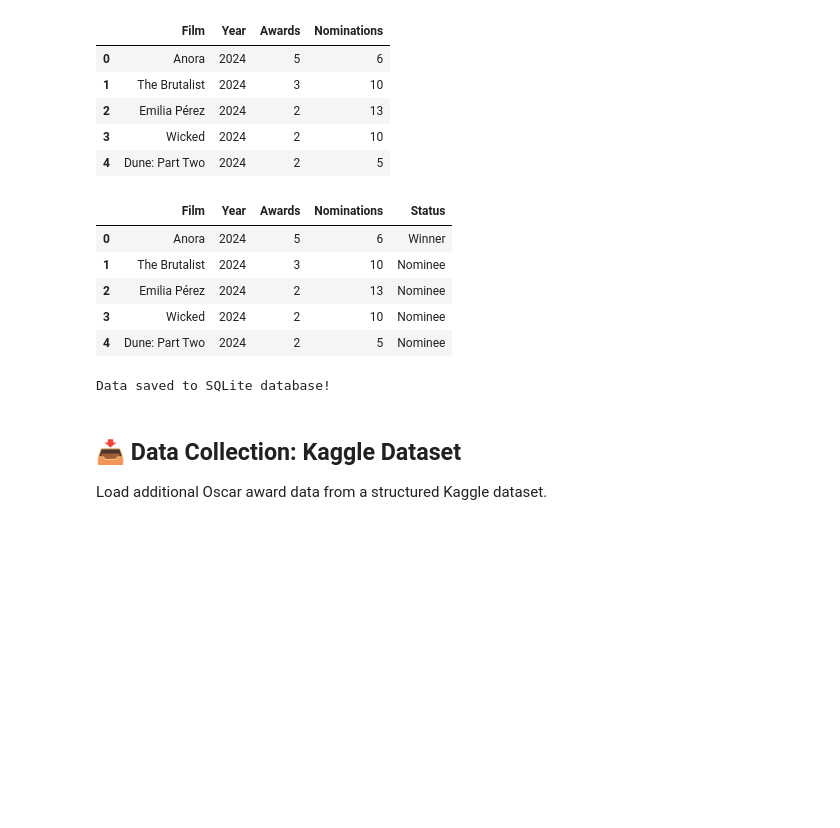
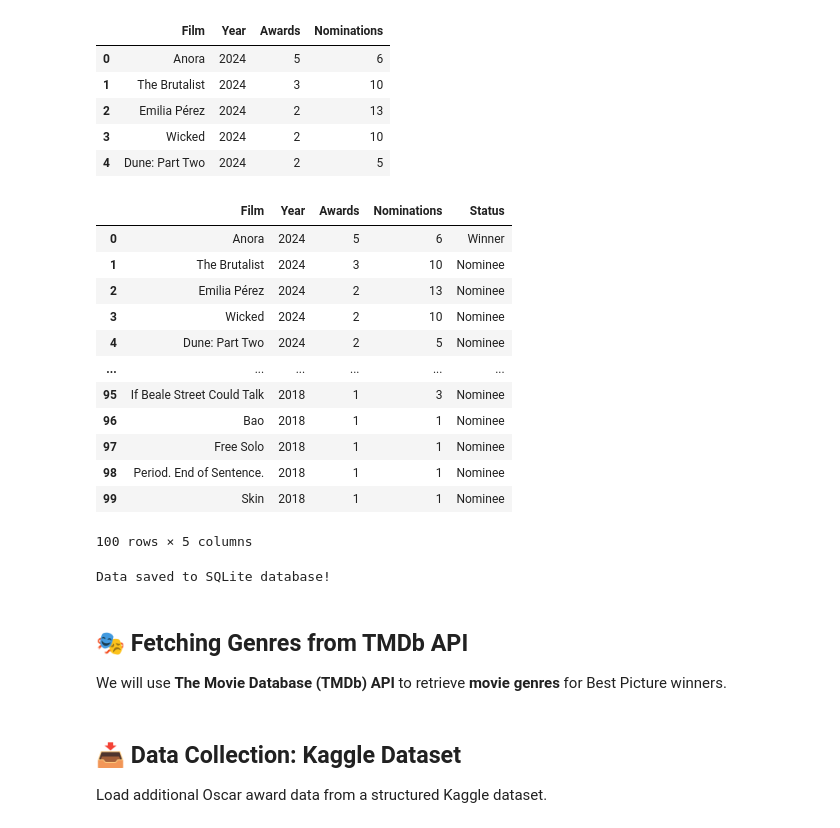
Before and after one commit to judd-jacobs/code-you-capstone, a Jupyter notebook: academcy_awards_analysis.ipynb, the cells around one changed output. Saved outputs shown, nothing was run; the diff lists cells and outputs as text; code cells hidden in the pictures; blank space fills up the shorter version.

```diff
--- a/academcy_awards_analysis.ipynb
+++ b/academcy_awards_analysis.ipynb
@@ -45,18 +47,14 @@ We will extract **Best Picture winners** and relevant metadata using:
 # Wikipedia URL for Best Picture winners
 wiki_url = "https://en.wikipedia.org/wiki/List_of_Academy_Award%E2%80%93winning_films"
 
-# Fetch page content
-response = requests.get(wiki_url)
-soup = BeautifulSoup(response.text, "html.parser")
-
 # Use pandas to extract the table
 tables = pd.read_html(wiki_url)
 
-# Select the correct table
-best_picture_df = tables[0]
+# Select the correct table, adjusting the index, as needed - which is currently the first table at index 0 (as of 20250317)
+best_picture_wikipedia = tables[0]
 
 # Print the first few rows
-best_picture_df.head()
+best_picture_wikipedia.head()
 # %% [output]
 |  | Film | Year | Awards | Nominations |
 | 0 | Anora | 2024 | 5 | 6 |
@@ -67,36 +65,43 @@ best_picture_df.head()
 # %%
 # Find the Wikipedia table with BeautifulSoup
 wikipedia_table = soup.find_all("table", {"class": "wikitable"})[0]
 
 # Extract all rows
 rows = wikipedia_table.find_all("tr")
 
 # List to store "Winner" status
 winning_status = []
 
 # Loop through rows and check for background color "#EEDD82"
 for row in rows[1:]:  # Skip header row
     style = row.get("style", "")
 
-    # Check if the row has the background color for winners
-    if "background:#EEDD82" in style.replace(" ", ""):  # Remove spaces for consistency
+    # Check if the row has the background color for winners and remove spaces for consistency
+    if "background:#EEDD82" in style.replace(" ", ""):
         winning_status.append("Winner")
     else:
         winning_status.append("Nominee")
 
 # Ensure the list length matches the DataFrame
-if len(winning_status) == len(best_picture_df):
-    best_picture_df["Status"] = winning_status
+if len(winning_status) == len(best_picture_wikipedia):
+    best_picture_wikipedia["Status"] = winning_status
 
 # Display updated DataFrame
-best_picture_df.head()
+best_picture_wikipedia.head(100)
 # %% [output]
 |  | Film | Year | Awards | Nominations | Status |
 | 0 | Anora | 2024 | 5 | 6 | Winner |
 | 1 | The Brutalist | 2024 | 3 | 10 | Nominee |
 | 2 | Emilia Pérez | 2024 | 2 | 13 | Nominee |
 | 3 | Wicked | 2024 | 2 | 10 | Nominee |
 | 4 | Dune: Part Two | 2024 | 2 | 5 | Nominee |
+| ... | ... | ... | ... | ... | ... |
+| 95 | If Beale Street Could Talk | 2018 | 1 | 3 | Nominee |
+| 96 | Bao | 2018 | 1 | 1 | Nominee |
+| 97 | Free Solo | 2018 | 1 | 1 | Nominee |
+| 98 | Period. End of Sentence. | 2018 | 1 | 1 | Nominee |
+| 99 | Skin | 2018 | 1 | 1 | Nominee |
+100 rows × 5 columns
 # %%
 # Connect to (or create) database
 conn = sqlite3.connect("academy_awards.db")
@@ -106,3 +111,6 @@ best_picture_df.to_sql("best_picture_winners", conn, if_exists="replace", index=
 print("Data saved to SQLite database!")
 # %% [output]
 Data saved to SQLite database!
+# %% [markdown]
+## 🎭 Fetching Genres from TMDb API
+We will use **The Movie Database (TMDb) API** to retrieve **movie genres** for Best Picture winners.
```
Also changed, not shown: parts of 3 cells of this notebook.
